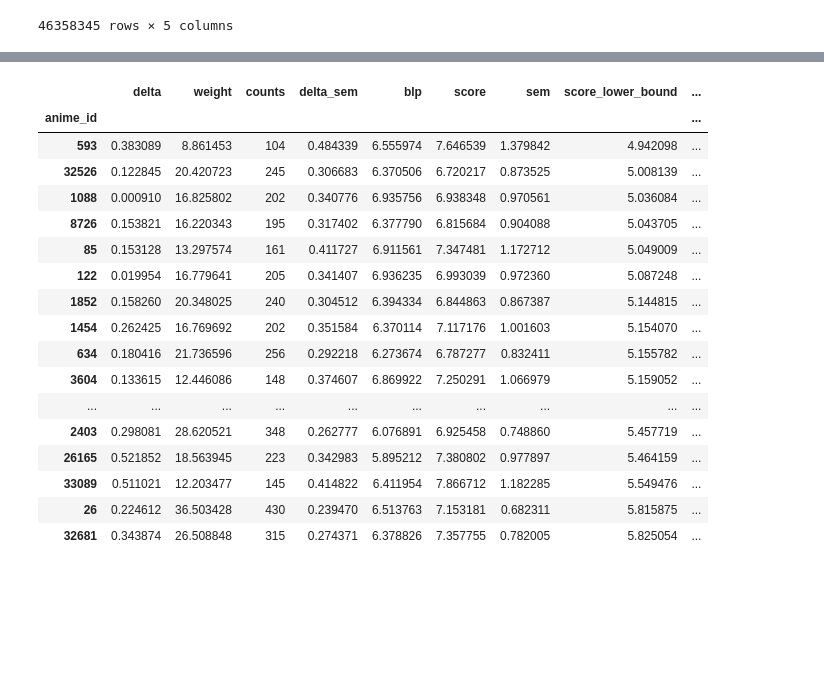
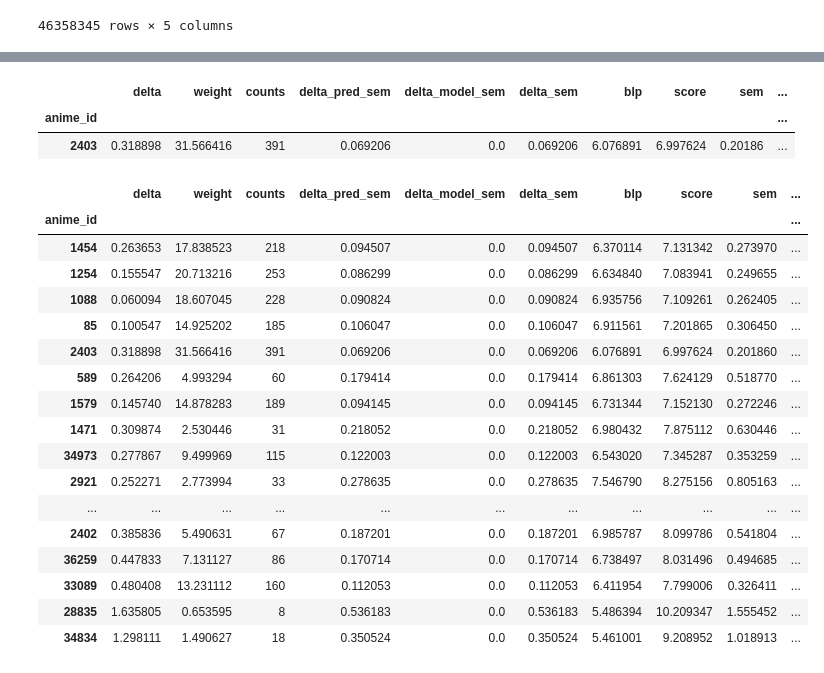
Before and after one commit to Fro116/RecommenderSystem, a Jupyter notebook: UserUserNormalization.ipynb, the cells around one changed output, grey strips where cells are left out. Saved outputs shown, nothing was run; the diff lists cells and outputs as text; code cells hidden in the pictures; blank space fills up the shorter version.

```diff
--- a/UserUserNormalization.ipynb
+++ b/UserUserNormalization.ipynb
@@ -134,8 +133,16 @@ confidence_interval = 0.95
 # %%
 corrs = adj_cos_corrs.copy()
 corrs["similarity"] = corrs["corr"].abs()
-corrs = corrs.sort_values(by="similarity").dropna()[-neighborhood_size:]
+corrs["size"] = user_subset.groupby("username").size()
 corrs = corrs.drop(
     recommendee
 )  # Technically not needed because its a noop for new series, but its useful for debugging
+
+corrs = corrs.loc[lambda x: x["size"] > 2]
+corrs["corr_var"] = (1 - corrs["corr"] * corrs["corr"]) / (
+    corrs["size"] - 2
+)  # assume variance is the same as pearson correlation variance. This is an overestimate TODO fix
+# corrs['corr_var'] = corrs["corr"].abs() # assume variance is equal to mean
+
+corrs = corrs.sort_values(by="similarity").dropna()[-neighborhood_size:]
 # %%
@@ -226,15 +285,12 @@ score
 # %%
-deltas = score.groupby("anime_id").apply(
-    lambda x: np.dot(x["normalized_score"], x["corr"]) / x["corr"].abs().sum()
-)
-weights = score.groupby("anime_id").apply(lambda x: x["corr"].abs().sum())
-counts = score.groupby("anime_id").size()
-
 pred_df = pd.DataFrame()
 pred_df["delta"] = deltas
 pred_df["weight"] = weights
 pred_df["counts"] = counts
-pred_df["delta_sem"] = delta_sem
+pred_df["delta_pred_sem"] = np.sqrt(delta_pred_var)
+pred_df["delta_model_sem"] = np.sqrt(delta_model_var)
+
+pred_df["delta_sem"] = np.sqrt(delta_pred_var + delta_model_var)
 pred_df["blp"] = anime_bias + user_bias.loc[recommendee].squeeze() + average_rating
 pred_df = pred_df.dropna()
 
@@ -262,10 +318,6 @@ pred_df["sem"] = np.sqrt(
 )
 zscore = st.norm.ppf(1 - (1 - confidence_interval) / 2)
 
-# account for variance scaling
-# pred_df['score'] *= user_stds.loc[recommendee].squeeze()
-# pred_df['sem'] *= user_stds.loc[recommendee].squeeze()
-
 pred_df["score_lower_bound"] = pred_df["score"] - pred_df["sem"] * zscore
 pred_df["score_upper_bound"] = pred_df["score"] + pred_df["sem"] * zscore
 
@@ -321,6 +373,7 @@ new_recs = pred_df.drop(filtered_df.loc[recommendee].anime_id, errors="ignore").
     & (x["type"] != "Special")
     & (x["type"] != "OVA")
     & (x["type"] != "ONA")
+    & (x["type"] != "Music")
 ]
 # %%
 seen_shows = pred_df.loc[
@@ -341,5 +384,0 @@ print(mse)
-# %%
-zscore = st.norm.ppf(1 - (1 - 0.95) / 2)
-print(zscore)
-new_recs["score_lower_bound"] = new_recs["score"] - new_recs["sem"] * zscore
-new_recs["score_upper_bound"] = new_recs["score"] + new_recs["sem"] * zscore
@@ -360,23 +409,29 @@ new_recs.loc[lambda x: x["title"] == "Pingu in the City"]
+# %%
+new_recs.loc[lambda x: x["title"] == "Kodomo no Jikan (TV)"]
+# %% [output]
+|  | delta | weight | counts | delta_pred_sem | delta_model_sem | delta_sem | blp | score | sem | ... |
+| anime_id |  |  |  |  |  |  |  |  |  | ... |
+| 2403 | 0.318898 | 31.566416 | 391 | 0.069206 | 0.0 | 0.069206 | 6.076891 | 6.997624 | 0.20186 | ... |
 # %%
-new_recs.loc[lambda x: (x["score_upper_bound"] > 8) & (x["delta"] > 0)].sort_values(
-    by="score_lower_bound"
-)[-20:]
+new_recs.loc[
+    lambda x:  (x["delta"] > 0)
+].sort_values(by="score_lower_bound")[-25:]
 # %% [output]
-|  | delta | weight | counts | delta_sem | blp | score | sem | score_lower_bound | ... |
-| anime_id |  |  |  |  |  |  |  |  | ... |
-| 593 | 0.383089 | 8.861453 | 104 | 0.484339 | 6.555974 | 7.646539 | 1.379842 | 4.942098 | ... |
-| 32526 | 0.122845 | 20.420723 | 245 | 0.306683 | 6.370506 | 6.720217 | 0.873525 | 5.008139 | ... |
-| 1088 | 0.000910 | 16.825802 | 202 | 0.340776 | 6.935756 | 6.938348 | 0.970561 | 5.036084 | ... |
-| 8726 | 0.153821 | 16.220343 | 195 | 0.317402 | 6.377790 | 6.815684 | 0.904088 | 5.043705 | ... |
-| 85 | 0.153128 | 13.297574 | 161 | 0.411727 | 6.911561 | 7.347481 | 1.172712 | 5.049009 | ... |
-| 122 | 0.019954 | 16.779641 | 205 | 0.341407 | 6.936235 | 6.993039 | 0.972360 | 5.087248 | ... |
-| 1852 | 0.158260 | 20.348025 | 240 | 0.304512 | 6.394334 | 6.844863 | 0.867387 | 5.144815 | ... |
-| 1454 | 0.262425 | 16.769692 | 202 | 0.351584 | 6.370114 | 7.117176 | 1.001603 | 5.154070 | ... |
-| 634 | 0.180416 | 21.736596 | 256 | 0.292218 | 6.273674 | 6.787277 | 0.832411 | 5.155782 | ... |
-| 3604 | 0.133615 | 12.446086 | 148 | 0.374607 | 6.869922 | 7.250291 | 1.066979 | 5.159052 | ... |
-| ... | ... | ... | ... | ... | ... | ... | ... | ... | ... |
-| 2403 | 0.298081 | 28.620521 | 348 | 0.262777 | 6.076891 | 6.925458 | 0.748860 | 5.457719 | ... |
-| 26165 | 0.521852 | 18.563945 | 223 | 0.342983 | 5.895212 | 7.380802 | 0.977897 | 5.464159 | ... |
-| 33089 | 0.511021 | 12.203477 | 145 | 0.414822 | 6.411954 | 7.866712 | 1.182285 | 5.549476 | ... |
-| 26 | 0.224612 | 36.503428 | 430 | 0.239470 | 6.513763 | 7.153181 | 0.682311 | 5.815875 | ... |
-| 32681 | 0.343874 | 26.508848 | 315 | 0.274371 | 6.378826 | 7.357755 | 0.782005 | 5.825054 | ... |
+|  | delta | weight | counts | delta_pred_sem | delta_model_sem | delta_sem | blp | score | sem | ... |
+| anime_id |  |  |  |  |  |  |  |  |  | ... |
+| 1454 | 0.263653 | 17.838523 | 218 | 0.094507 | 0.0 | 0.094507 | 6.370114 | 7.131342 | 0.273970 | ... |
+| 1254 | 0.155547 | 20.713216 | 253 | 0.086299 | 0.0 | 0.086299 | 6.634840 | 7.083941 | 0.249655 | ... |
+| 1088 | 0.060094 | 18.607045 | 228 | 0.090824 | 0.0 | 0.090824 | 6.935756 | 7.109261 | 0.262405 | ... |
+| 85 | 0.100547 | 14.925202 | 185 | 0.106047 | 0.0 | 0.106047 | 6.911561 | 7.201865 | 0.306450 | ... |
+| 2403 | 0.318898 | 31.566416 | 391 | 0.069206 | 0.0 | 0.069206 | 6.076891 | 6.997624 | 0.201860 | ... |
+| 589 | 0.264206 | 4.993294 | 60 | 0.179414 | 0.0 | 0.179414 | 6.861303 | 7.624129 | 0.518770 | ... |
+| 1579 | 0.145740 | 14.878283 | 189 | 0.094145 | 0.0 | 0.094145 | 6.731344 | 7.152130 | 0.272246 | ... |
+| 1471 | 0.309874 | 2.530446 | 31 | 0.218052 | 0.0 | 0.218052 | 6.980432 | 7.875112 | 0.630446 | ... |
+| 34973 | 0.277867 | 9.499969 | 115 | 0.122003 | 0.0 | 0.122003 | 6.543020 | 7.345287 | 0.353259 | ... |
+| 2921 | 0.252271 | 2.773994 | 33 | 0.278635 | 0.0 | 0.278635 | 7.546790 | 8.275156 | 0.805163 | ... |
+| ... | ... | ... | ... | ... | ... | ... | ... | ... | ... | ... |
+| 2402 | 0.385836 | 5.490631 | 67 | 0.187201 | 0.0 | 0.187201 | 6.985787 | 8.099786 | 0.541804 | ... |
+| 36259 | 0.447833 | 7.131127 | 86 | 0.170714 | 0.0 | 0.170714 | 6.738497 | 8.031496 | 0.494685 | ... |
+| 33089 | 0.480408 | 13.231112 | 160 | 0.112053 | 0.0 | 0.112053 | 6.411954 | 7.799006 | 0.326411 | ... |
+| 28835 | 1.635805 | 0.653595 | 8 | 0.536183 | 0.0 | 0.536183 | 5.486394 | 10.209347 | 1.555452 | ... |
+| 34834 | 1.298111 | 1.490627 | 18 | 0.350524 | 0.0 | 0.350524 | 5.461001 | 9.208952 | 1.018913 | ... |
```
Also changed, not shown: parts of 20 cells of this notebook, 1 other file.
